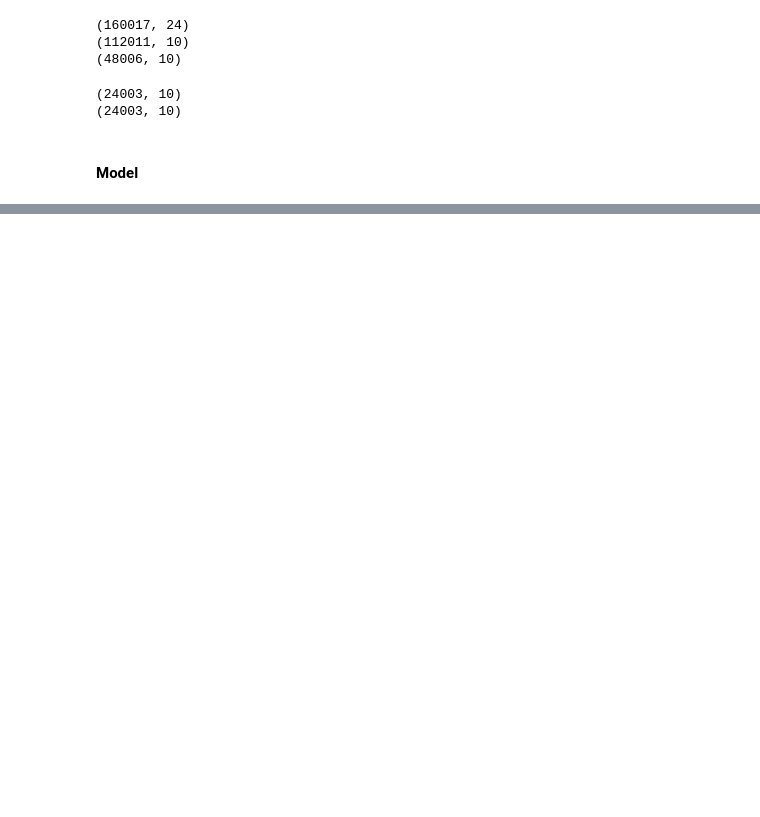
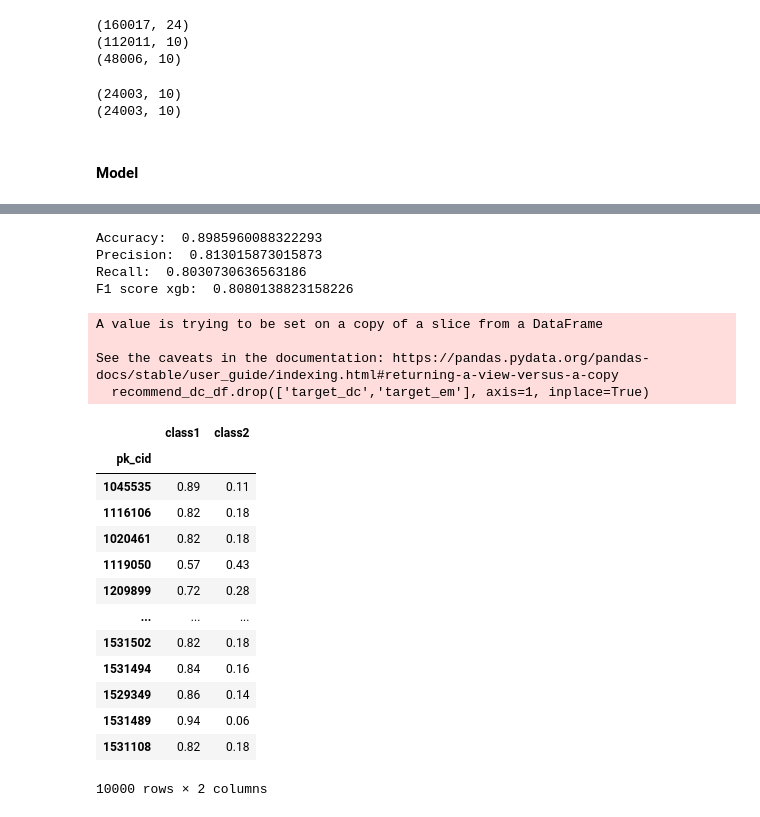
Before and after one commit to aggarcia1996/final_project_adjt, a Jupyter notebook: recommendation_model_javier.ipynb, the cells around one changed output, grey strips where cells are left out. Drawn from its saved outputs; the diff is of its cells as text; code cells hidden in the pictures; blank space fills up the shorter version.

```diff
--- a/recommendation_model_javier.ipynb
+++ b/recommendation_model_javier.ipynb
@@ -382,18 +481,18 @@ split_dict_dc = {
 }
 # %%
 # instantiate model
-xgb_model = xgb.XGBClassifier(
+xgb_model_dc = xgb.XGBClassifier(
     eta = 0.1,
     max_depth = 30,
     min_child_weight = 0.5,
-    gamma = 0.5,
+    gamma = 5,
     random_state = 42,
     verbosity=0,
     use_label_encoder=False
 )
 
 # train
-xgb_model.fit(X = X_train_dc, y = y_train_dc)
+xgb_model_dc.fit(X = X_train_dc, y = y_train_dc)
 # %% [output]
 XGBClassifier(base_score=0.5, booster='gbtree', colsample_bylevel=1,
               colsample_bynode=1, colsample_bytree=1, enable_categorical=False,
@@ -483,0 +590,35 @@ print(grid_search_xgb.best_estimator_)
+# %%
+# validation data
+
+y_val_pred_dc = pd.DataFrame(xgb_model_dc.predict(X_test_dc), index = y_test_dc.index, columns = ['pred'])
+results_val_dc = pd.DataFrame(y_test_dc).join(y_val_pred_dc, how = 'inner')
+
+# metrics
+Accuracy_val_dc = metrics.accuracy_score(results_val_dc['target_dc'], results_val_dc['pred'])
+Precision_val_dc = metrics.precision_score(results_val_dc['target_dc'], results_val_dc['pred'])
+Recall_val_dc = metrics.recall_score(results_val_dc['target_dc'], results_val_dc['pred'])
+rf_f1_val_dc = metrics.f1_score(y_test_dc, y_val_pred_dc)
+print("Accuracy: ", Accuracy_val_dc)
+print("Precision: ", Precision_val_dc)
+print("Recall: ", Recall_val_dc)
+print("F1 score xgb: ",rf_f1_val_dc)
+# %% [output]
+Accuracy:  0.8985960088322293
+Precision:  0.813015873015873
+Recall:  0.8030730636563186
+F1 score xgb:  0.8080138823158226
+# %%
+# proba for the 5267 customers left debit card
+
+# get the customers
+recommend_dc_df = final_10k_no_prod.iloc[4733:]
+recommend_dc_df_targets = recommend_dc_df[['target_dc','target_em']]
+recommend_dc_df.drop(['target_dc','target_em'], axis=1, inplace=True)
+
+# predict proba
+proba_dc = xgb_model_dc.predict_proba(recommend_dc_df)
+# %% [output]
+A value is trying to be set on a copy of a slice from a DataFrame
+
+See the caveats in the documentation: https://pandas.pydata.org/pandas-docs/stable/user_guide/indexing.html#returning-a-view-versus-a-copy
+  recommend_dc_df.drop(['target_dc','target_em'], axis=1, inplace=True)
@@ -483,0 +631,17 @@ print(grid_search_xgb.best_estimator_)
+# %%
+proba_df
+# %% [output]
+|  | class1 | class2 |
+| pk_cid |  |  |
+| 1045535 | 0.89 | 0.11 |
+| 1116106 | 0.82 | 0.18 |
+| 1020461 | 0.82 | 0.18 |
+| 1119050 | 0.57 | 0.43 |
+| 1209899 | 0.72 | 0.28 |
+| ... | ... | ... |
+| 1531502 | 0.82 | 0.18 |
+| 1531494 | 0.84 | 0.16 |
+| 1529349 | 0.86 | 0.14 |
+| 1531489 | 0.94 | 0.06 |
+| 1531108 | 0.82 | 0.18 |
+10000 rows × 2 columns
```
Also changed, not shown: parts of 29 cells of this notebook.
